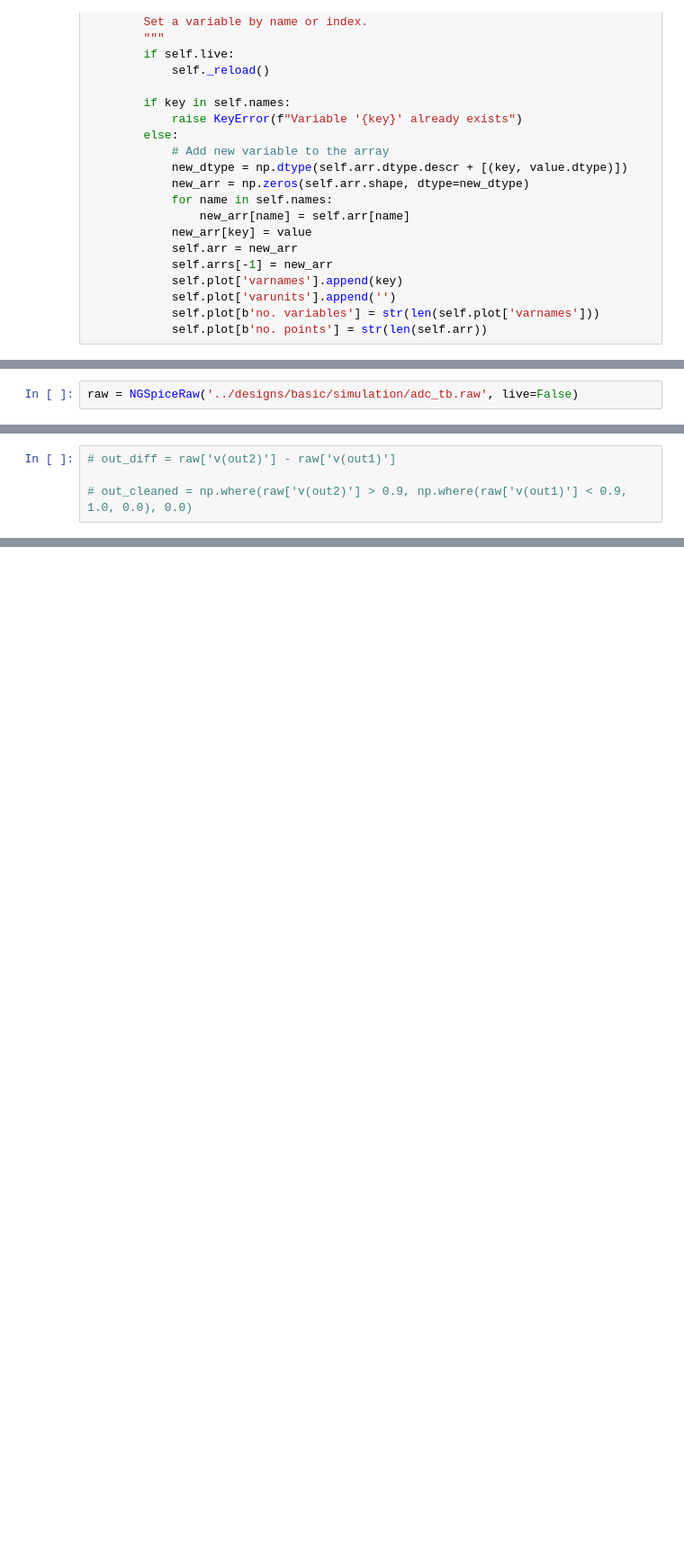
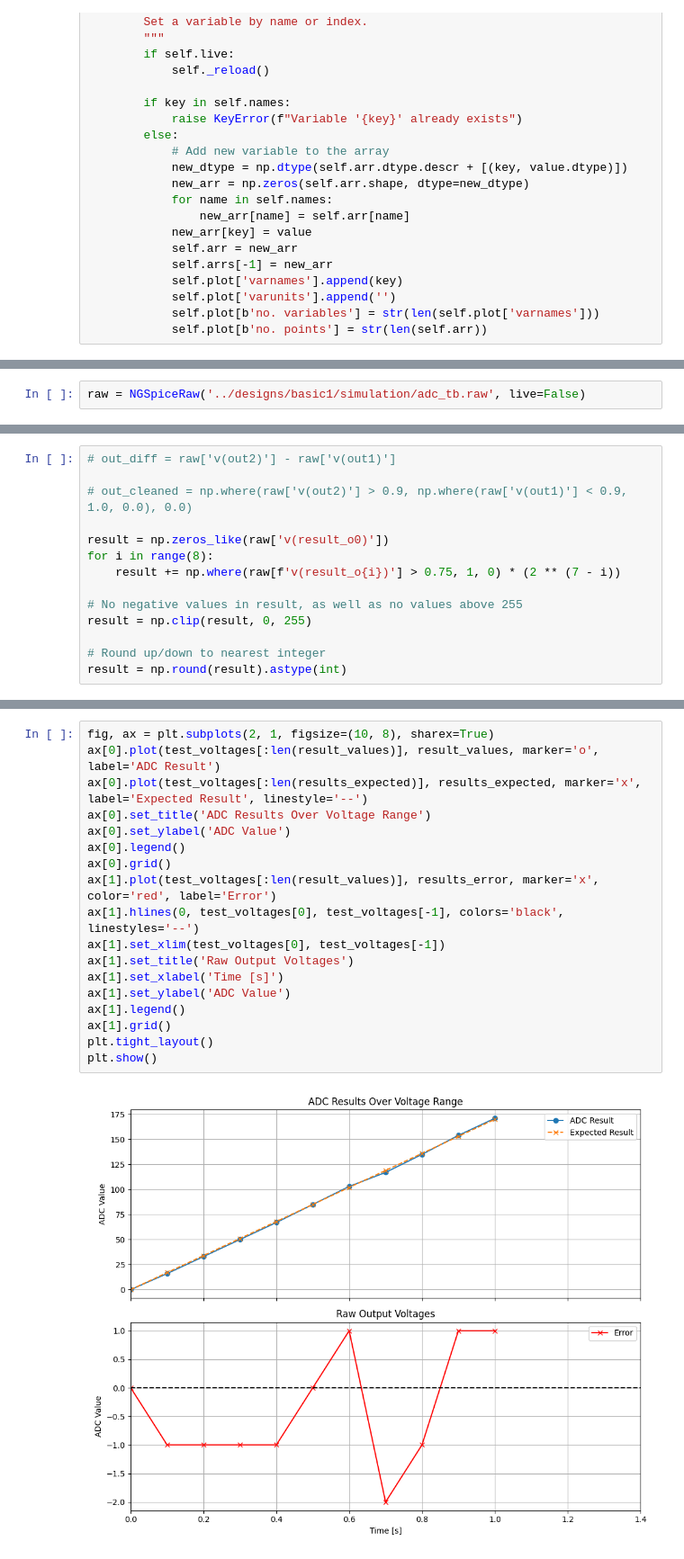
Before and after one commit to CedricHirschi/ngspice_cosim_inv, a Jupyter notebook: visualization/visualization.ipynb, the cells around one changed output, grey strips where cells are left out. Shown at 90% size. Drawn from its saved outputs; the diff is of its cells as text; blank space fills up the shorter version.

Commit message:
Longer tests

```diff
--- a/visualization/visualization.ipynb
+++ b/visualization/visualization.ipynb
@@ -121,2 +184,2 @@ class NGSpiceRaw:
 # %%
-raw = NGSpiceRaw('../designs/basic/simulation/adc_tb.raw', live=False)
+raw = NGSpiceRaw('../designs/basic1/simulation/adc_tb.raw', live=False)
@@ -189,3 +223,13 @@ def plot_digital_signals(raw: NGSpiceRaw, signals: list[str], time_range: Option
 # out_diff = raw['v(out2)'] - raw['v(out1)']
 
 # out_cleaned = np.where(raw['v(out2)'] > 0.9, np.where(raw['v(out1)'] < 0.9, 1.0, 0.0), 0.0)
+
+result = np.zeros_like(raw['v(result_o0)'])
+for i in range(8):
+    result += np.where(raw[f'v(result_o{i})'] > 0.75, 1, 0) * (2 ** (7 - i))
+
+# No negative values in result, as well as no values above 255
+result = np.clip(result, 0, 255)
+
+# Round up/down to nearest integer
+result = np.round(result).astype(int)
@@ -192 +272,21 @@ def plot_digital_signals(raw: NGSpiceRaw, signals: list[str], time_range: Option
+# %%
+fig, ax = plt.subplots(2, 1, figsize=(10, 8), sharex=True)
+ax[0].plot(test_voltages[:len(result_values)], result_values, marker='o', label='ADC Result')
+ax[0].plot(test_voltages[:len(results_expected)], results_expected, marker='x', label='Expected Result', linestyle='--')
+ax[0].set_title('ADC Results Over Voltage Range')
+ax[0].set_ylabel('ADC Value')
+ax[0].legend()
+ax[0].grid()
+ax[1].plot(test_voltages[:len(result_values)], results_error, marker='x', color='red', label='Error')
+ax[1].hlines(0, test_voltages[0], test_voltages[-1], colors='black', linestyles='--')
+ax[1].set_xlim(test_voltages[0], test_voltages[-1])
+ax[1].set_title('Raw Output Voltages')
+ax[1].set_xlabel('Time [s]')
+ax[1].set_ylabel('ADC Value')
+ax[1].legend()
+ax[1].grid()
+plt.tight_layout()
+plt.show()
+# %% [output]
+[figure, added]
 # %%
```
Also changed, not shown: parts of 11 cells of this notebook, 1 other file.
